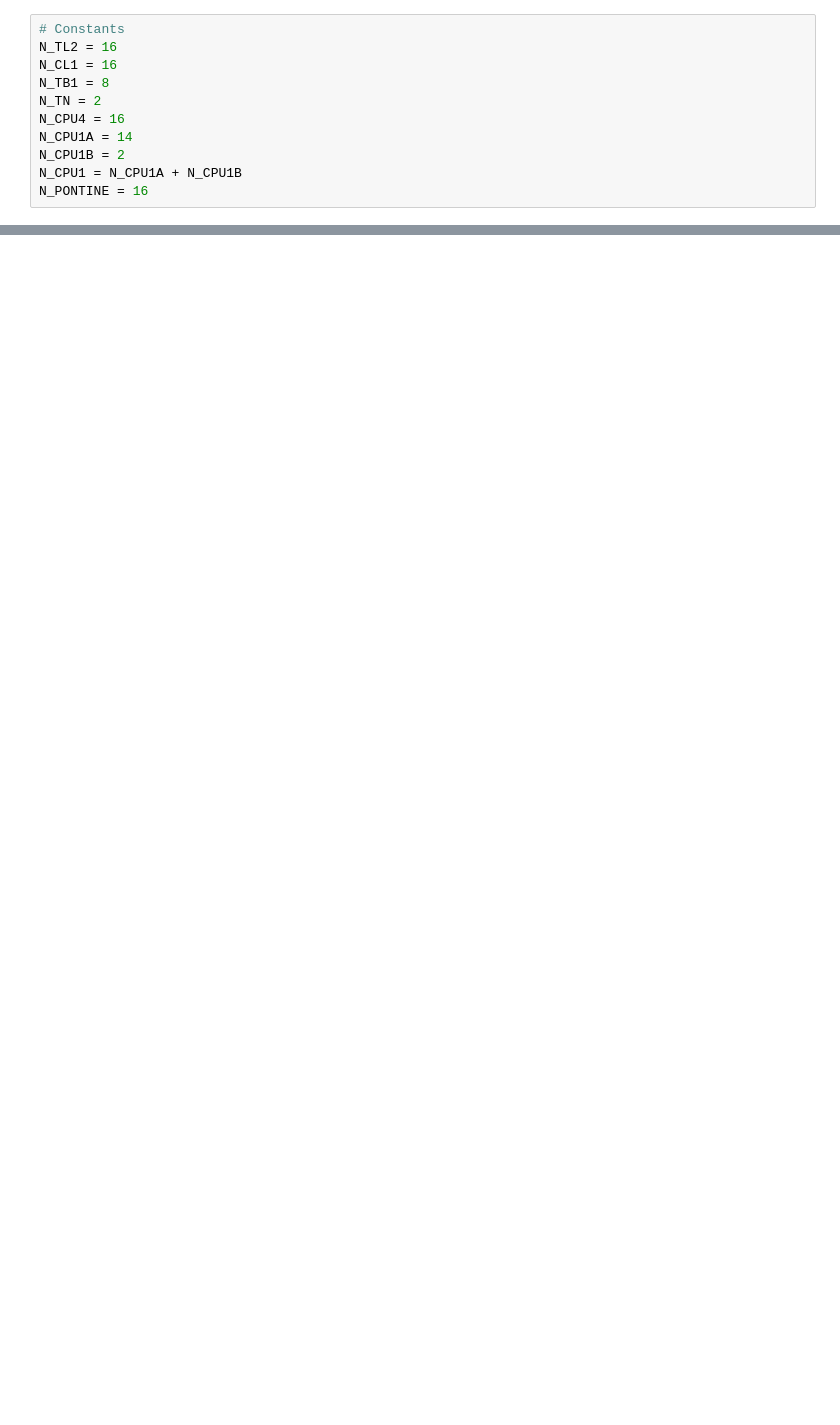
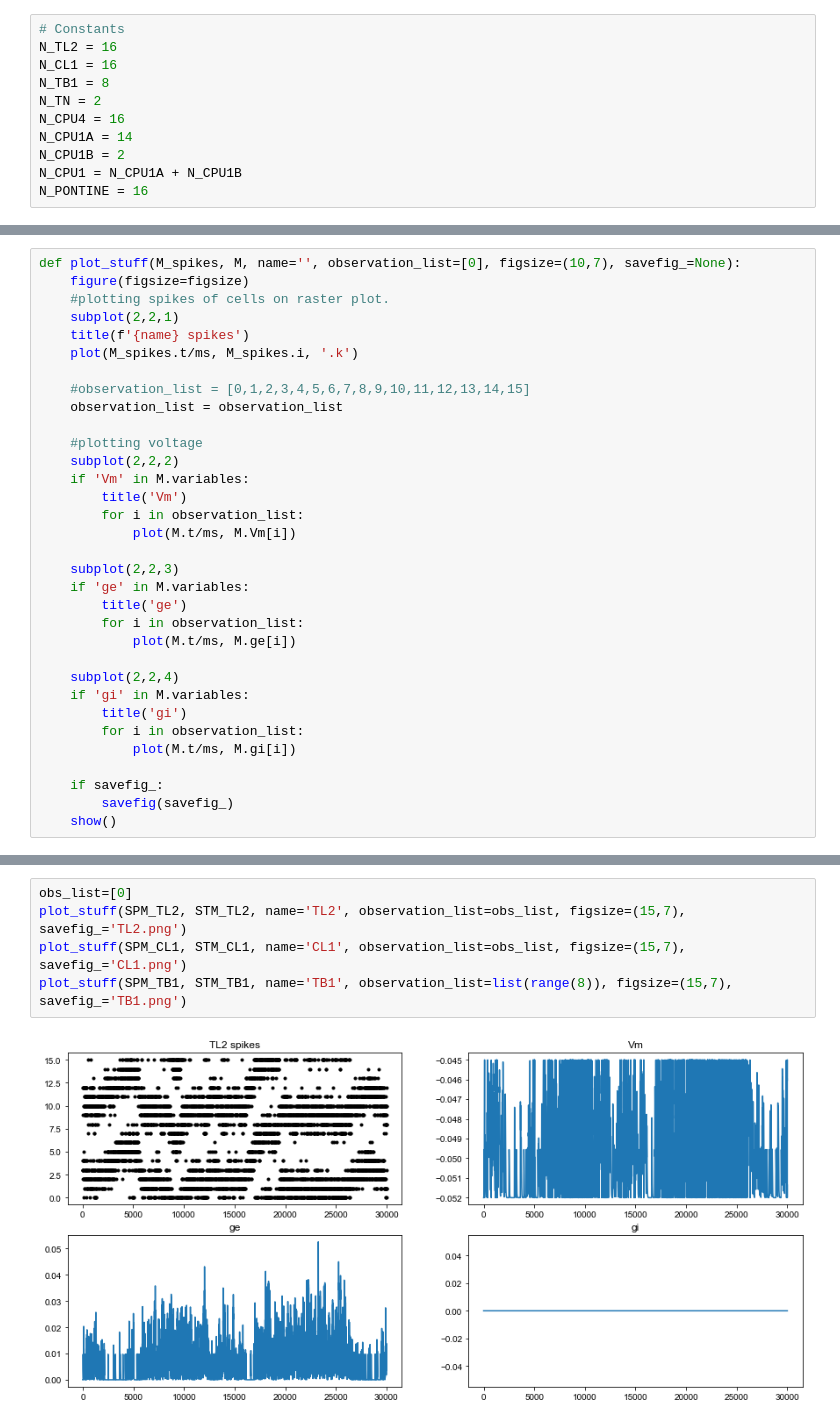
Before and after one commit to filippoferrari/CX_Path_Integration, a Jupyter notebook: notebooks/CX_model.ipynb, the cells around one changed output, grey strips where cells are left out. Drawn from its saved outputs; the diff is of its cells as text; blank space fills up the shorter version.

Commit message:
CX model up to TB1 cells

```diff
--- a/notebooks/CX_model.ipynb
+++ b/notebooks/CX_model.ipynb
@@ -308,0 +289,33 @@ True
+# %%
+def plot_stuff(M_spikes, M, name='', observation_list=[0], figsize=(10,7), savefig_=None):
+    figure(figsize=figsize)
+    #plotting spikes of cells on raster plot.
+    subplot(2,2,1)
+    title(f'{name} spikes')
+    plot(M_spikes.t/ms, M_spikes.i, '.k')
+
+    #observation_list = [0,1,2,3,4,5,6,7,8,9,10,11,12,13,14,15]
+    observation_list = observation_list
+
+    #plotting voltage
+    subplot(2,2,2)
+    if 'Vm' in M.variables:
+        title('Vm')
+        for i in observation_list:
+            plot(M.t/ms, M.Vm[i])
+
+    subplot(2,2,3)
+    if 'ge' in M.variables:
+        title('ge')
+        for i in observation_list:
+            plot(M.t/ms, M.ge[i])
+
+    subplot(2,2,4)
+    if 'gi' in M.variables:
+        title('gi')
+        for i in observation_list:
+            plot(M.t/ms, M.gi[i])
+
+    if savefig_:
+        savefig(savefig_)
+    show()
@@ -308,0 +344,7 @@ True
+# %%
+obs_list=[0]
+plot_stuff(SPM_TL2, STM_TL2, name='TL2', observation_list=obs_list, figsize=(15,7), savefig_='TL2.png')
+plot_stuff(SPM_CL1, STM_CL1, name='CL1', observation_list=obs_list, figsize=(15,7), savefig_='CL1.png')
+plot_stuff(SPM_TB1, STM_TB1, name='TB1', observation_list=list(range(8)), figsize=(15,7), savefig_='TB1.png')
+# %% [output]
+[figure, added]
```
Also changed, not shown: parts of 16 cells of this notebook, 1 other file.
